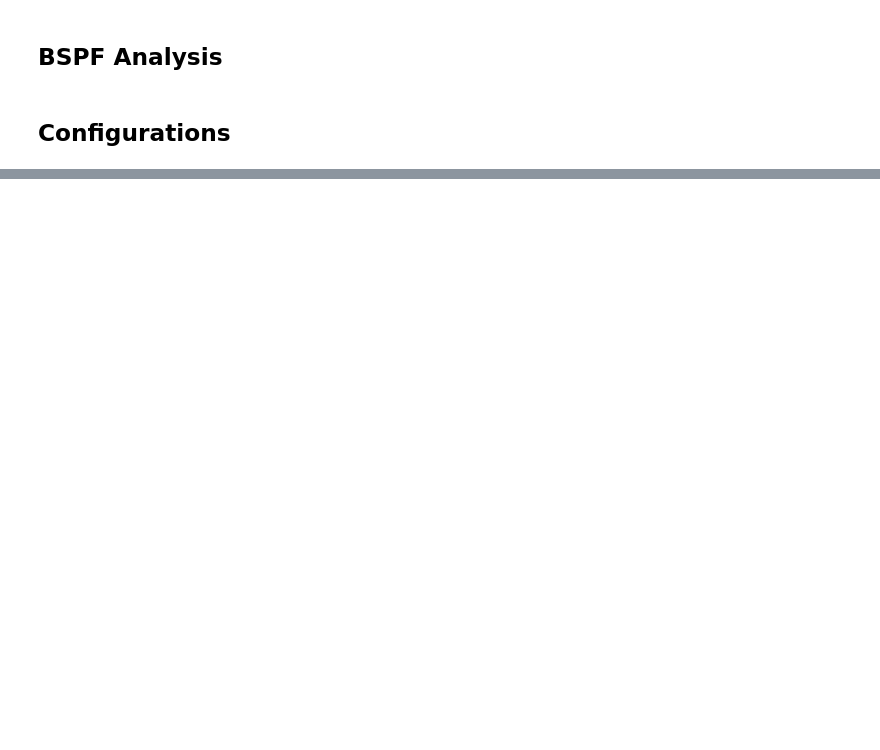
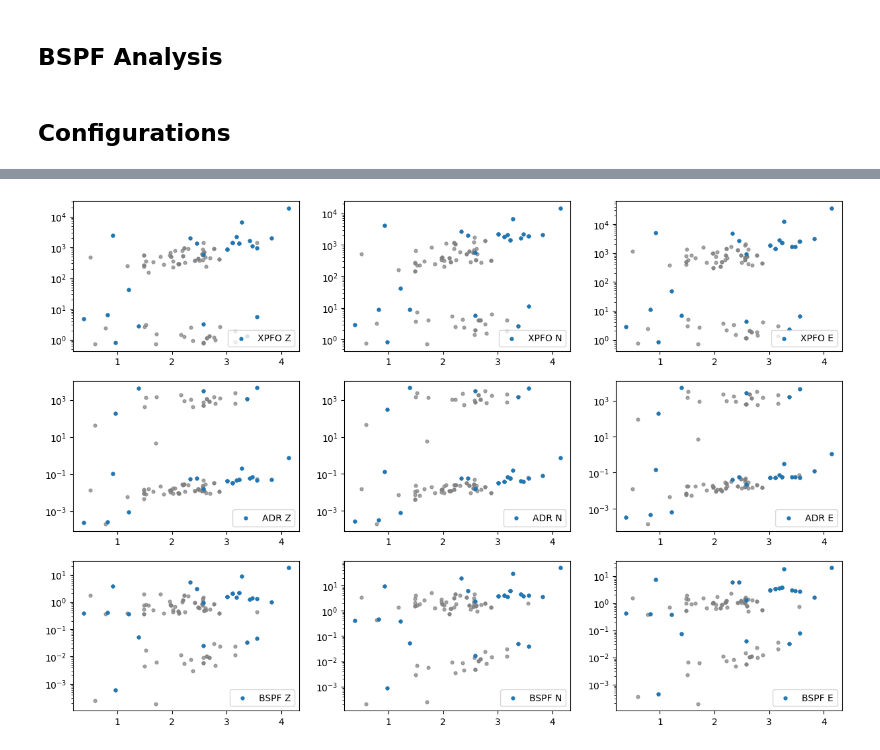
Before and after one commit to andbrocode/notebooks2, a Jupyter notebook: BSPF/BSPF_Analysis.ipynb, the cells around one changed output, grey strips where cells are left out. Saved outputs shown, nothing was run; the diff lists cells and outputs as text; code cells hidden in the pictures; blank space fills up the shorter version.

```diff
--- a/BSPF/BSPF_Analysis.ipynb
+++ b/BSPF/BSPF_Analysis.ipynb
@@ -52,0 +162,4 @@ data
+# %%
+__makeplot_mag_amax()
+# %% [output]
+[figure, added]
```
Also changed, not shown: parts of 16 cells of this notebook, 7 other files.
